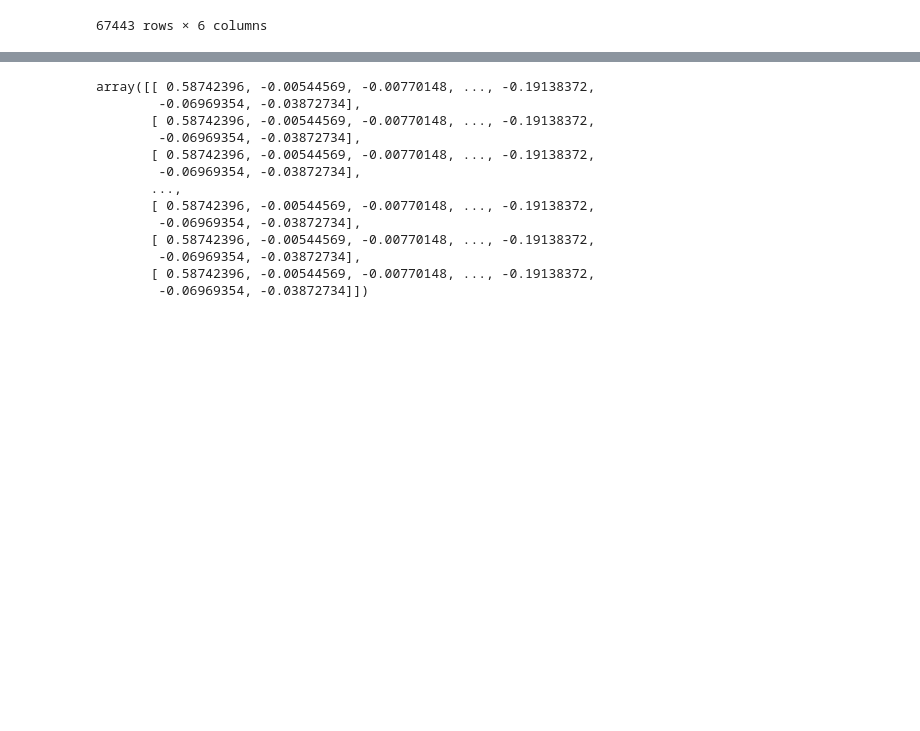
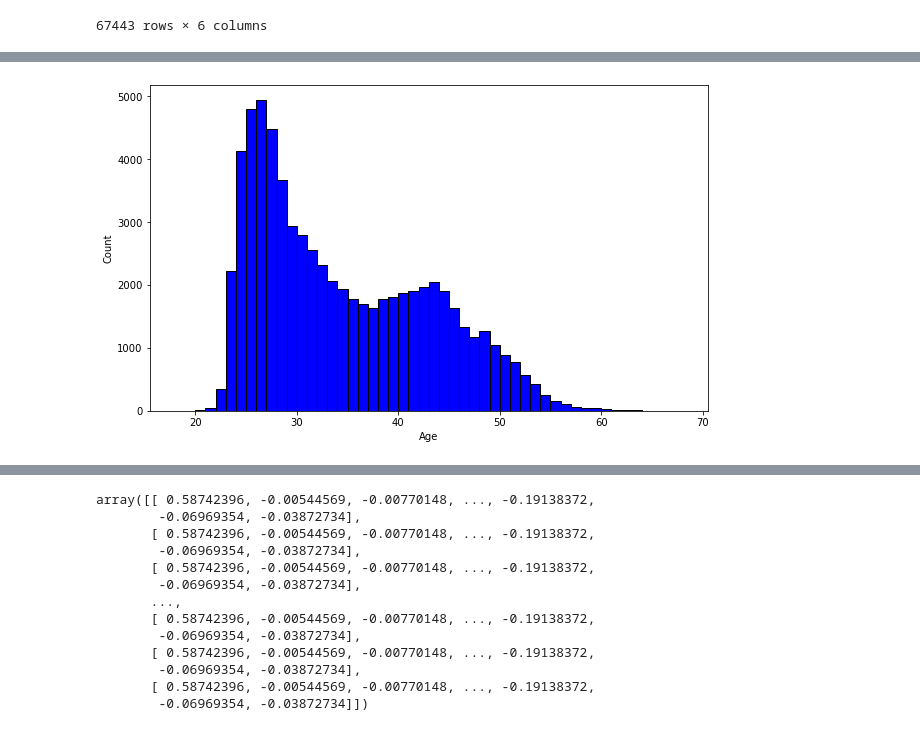
Before and after one commit to DHushchin/orc_analysis, a Jupyter notebook: orc-regression.ipynb, the cells around one changed output, grey strips where cells are left out. Cells and saved outputs as stored; diff of their text form; code cells hidden in the pictures; blank space fills up the shorter version.

```diff
--- a/orc-regression.ipynb
+++ b/orc-regression.ipynb
@@ -21,0 +66,10 @@ orcs
+# %%
+import matplotlib.pyplot as plt
+
+plt.figure(figsize=(10,6))
+plt.hist(orcs.age, bins=50, ec='black', color='b')
+plt.xlabel('Age')
+plt.ylabel('Count')
+plt.show()
+# %% [output]
+[figure, added]
```
Also changed, not shown: parts of 7 cells of this notebook.
